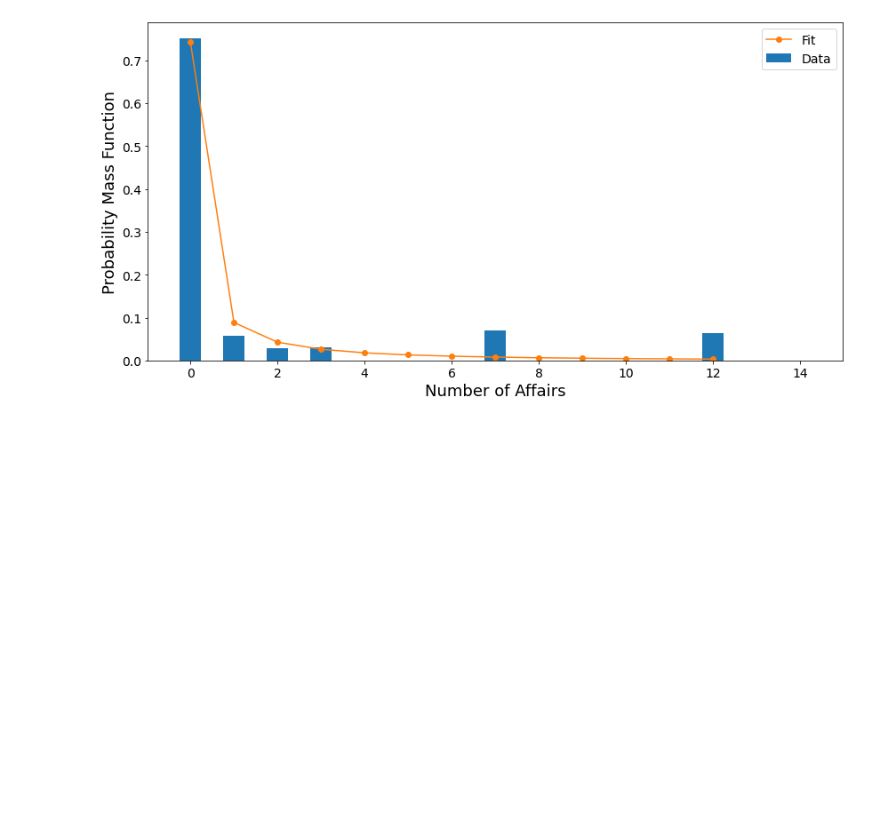
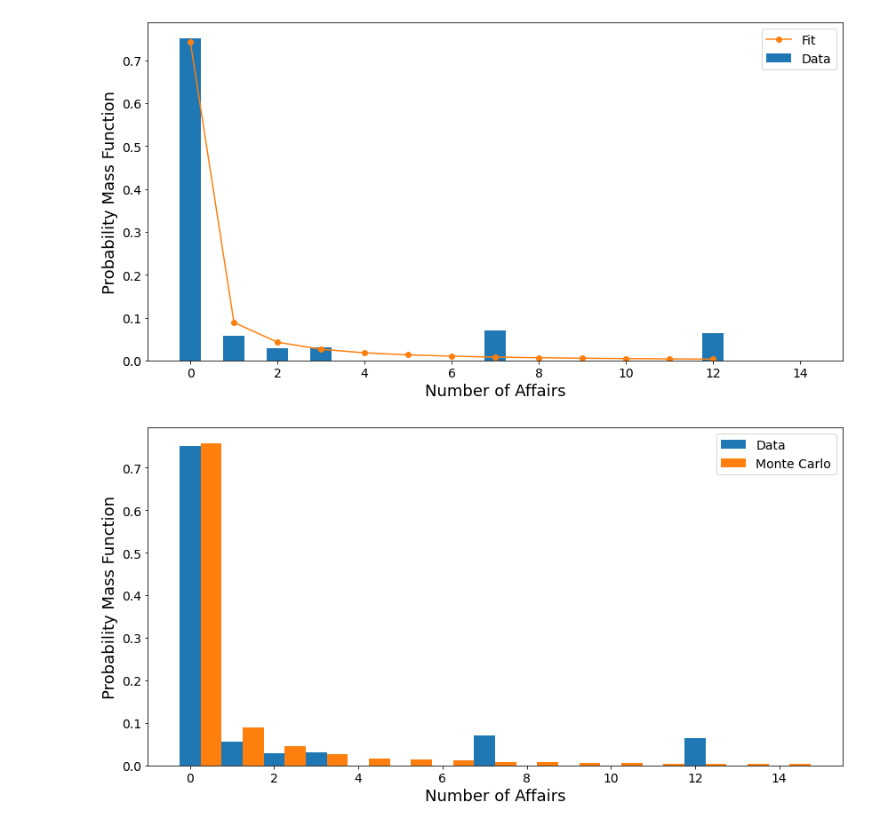
Before and after one commit to cczhu/data_drabble, a Jupyter notebook: statistics/Econometrics for Transportation/10 - Count Model Data.ipynb, the cells around one changed output. Cells and saved outputs as stored; diff of their text form; code cells hidden in the pictures; blank space fills up the shorter version.

```diff
--- a/statistics/Econometrics for Transportation/10 - Count Model Data.ipynb
+++ b/statistics/Econometrics for Transportation/10 - Count Model Data.ipynb
@@ -519,3 +519,25 @@ ax.tick_params(axis='both', which='major', labelsize=14)
 ax.legend(loc=1, fontsize=14);
 # %% [output]
 [figure]
+# %%
+def get_nb2_fit_mc(results, size=10000):
+    # Bootstrapped lambda.
+    lambd_draws = np.random.choice(results.predict(), replace=True,
+                                   size=size)
+    gamma_draws = np.random.gamma(1. / results.params[-1],
+                                  results.params[-1], size=size)
+    return np.random.poisson(lam=(lambd_draws * gamma_draws))
+
+fit_mc = get_nb2_fit_mc(results)
+
+fig, ax = plt.subplots(figsize=(14, 7))
+ax.hist(affairs['Number of affairs'], bins=np.arange(16), label='Data',
+        rwidth=0.5, align='left', color=mpl_def_colors[0], density=True)
+ax.hist(fit_mc, bins=np.arange(16), label='Monte Carlo',
+        rwidth=0.5, align='mid', color=mpl_def_colors[1], density=True)
+ax.set_xlabel('Number of Affairs', fontsize=18)
+ax.set_ylabel('Probability Mass Function', fontsize=18)
+ax.tick_params(axis='both', which='major', labelsize=14)
+ax.legend(loc=1, fontsize=14);
+# %% [output]
+[figure, added]
```
